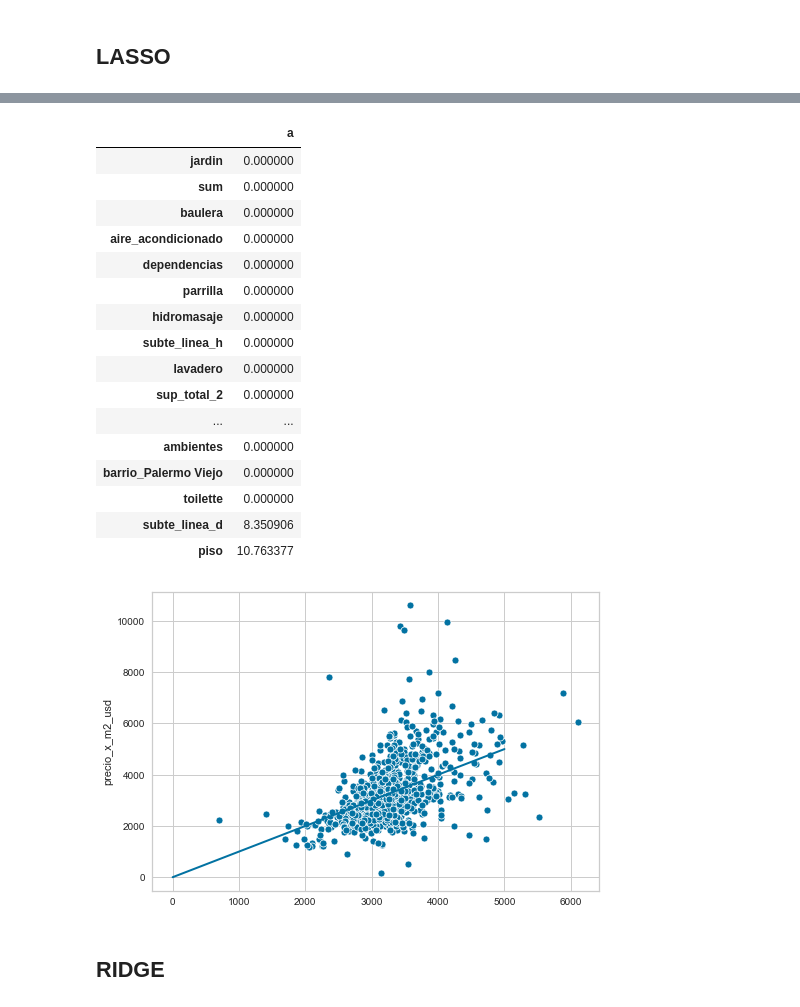
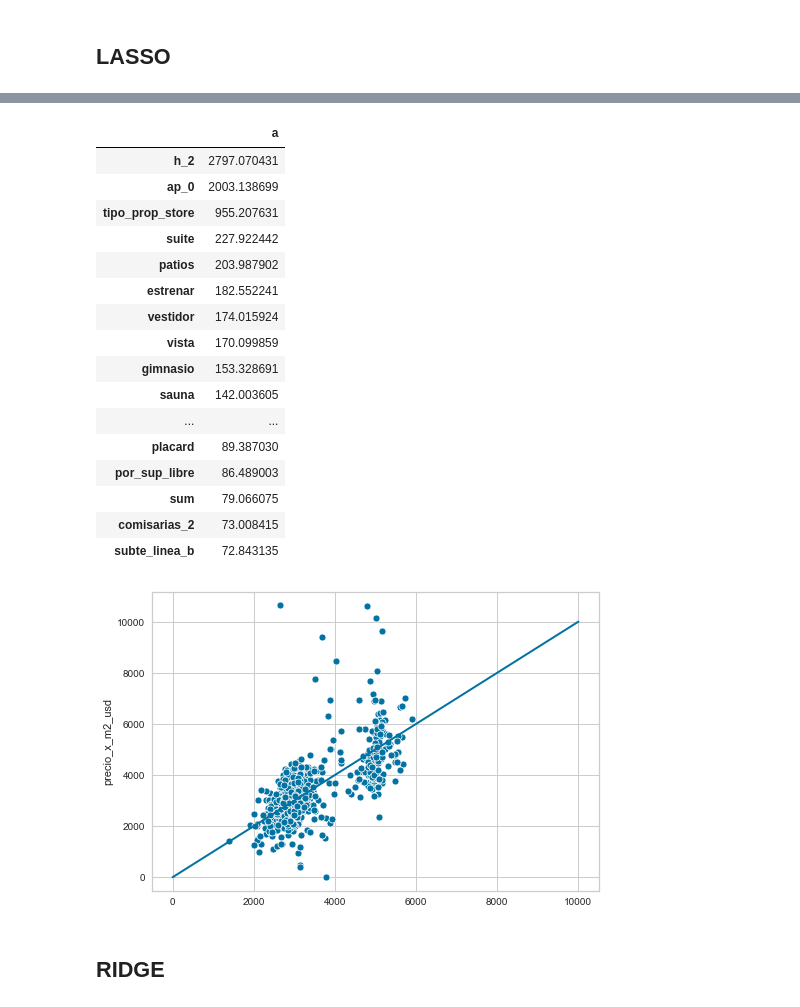
Before and after one commit to franfasan1/DG_G8_desfio2, a Jupyter notebook: notebook_desafio.ipynb, the cells around one changed output, grey strips where cells are left out. Saved outputs shown, nothing was run; the diff lists cells and outputs as text; code cells hidden in the pictures.

```diff
--- a/notebook_desafio.ipynb
+++ b/notebook_desafio.ipynb
@@ -135 +204,14 @@ data.drop(['subte_linea_a', 'subte_linea_c', 'subte_linea_e'], axis = 1, inplace
+# %%
+dummy_apartment = pd.get_dummies(data.clusters_apartment, dummy_na=True)
+dummy_apartment.columns = ['ap_0','ap_1', 'ap_2', 'Vacio']
+dummy_apartment.drop(['Vacio'], inplace=True, axis = 1)
+
+dummy_house = pd.get_dummies(data.clusters_house, dummy_na=True)
+dummy_house.columns = ['h_0', 'h_1', 'h_2', 'h_3', 'Vacio']
+dummy_house.drop(['Vacio'], inplace=True, axis = 1)
+
+data = data.join(dummy_apartment)
+data = data.join(dummy_house)
+# %%
+data.drop(['barrio', 'tipo_prop', 'lat', 'lon', 'clusters_house', 'clusters_apartment'], axis = 1, inplace= True)
 # %% [markdown]
@@ -194,7 +277,7 @@ warnings.filterwarnings('ignore')
 # %% [markdown]
 ## LASSO
 # %%
-model_lasso = LassoCV(cv = 3, alphas = np.linspace(1,10,5000))
+model_lasso = LassoCV(cv = 3, alphas = np.linspace(0,3,5000))
 visualizer = AlphaSelection(model_lasso)
 visualizer.fit(Xs_train, ys_train)
 visualizer.show()
@@ -203,6 +286,6 @@ visualizer.show()
 <AxesSubplot:title={'center':'LassoCV Alpha Error'}, xlabel='alpha', ylabel='error (or score)'>
 # %%
-model_lasso = LassoCV(cv = 3, alphas = np.linspace(1,15,5000))
+model_lasso = LassoCV(cv = 3, alphas = np.linspace(0,3,5000))
 
 
 model_lasso.fit(Xs_train, ys_train)
@@ -235,30 +318,30 @@ El score obtenido en el dataset de testing fue de: 0.23943919987789086
 # %%
 coef.columns = ['a']
-np.abs(coef).sort_values(ascending = True, by = 'a')[:20]
+np.abs(coef).sort_values(ascending = False, by = 'a')[:20]
 # %% [output]
 |  | a |
-| jardin | 0.000000 |
-| sum | 0.000000 |
-| baulera | 0.000000 |
-| aire_acondicionado | 0.000000 |
-| dependencias | 0.000000 |
-| parrilla | 0.000000 |
-| hidromasaje | 0.000000 |
-| subte_linea_h | 0.000000 |
-| lavadero | 0.000000 |
-| sup_total_2 | 0.000000 |
+| h_2 | 2797.070431 |
+| ap_0 | 2003.138699 |
+| tipo_prop_store | 955.207631 |
+| suite | 227.922442 |
+| patios | 203.987902 |
+| estrenar | 182.552241 |
+| vestidor | 174.015924 |
+| vista | 170.099859 |
+| gimnasio | 153.328691 |
+| sauna | 142.003605 |
 | ... | ... |
-| ambientes | 0.000000 |
-| barrio_Palermo Viejo | 0.000000 |
-| toilette | 0.000000 |
-| subte_linea_d | 8.350906 |
-| piso | 10.763377 |
+| placard | 89.387030 |
+| por_sup_libre | 86.489003 |
+| sum | 79.066075 |
+| comisarias_2 | 73.008415 |
+| subte_linea_b | 72.843135 |
 # %%
 sns.scatterplot(y = ys_test, x = y_predict)
-plt.plot([0, 5000], [0, 5000], linewidth=2)
+plt.plot([0, 10000], [0, 10000], linewidth=2)
 plt.show()
 # %% [output]
-[figure, old version]
+[figure, new version]
 # %% [markdown]
 ## RIDGE
 # %%
```
Also changed, not shown: parts of 30 cells of this notebook.
